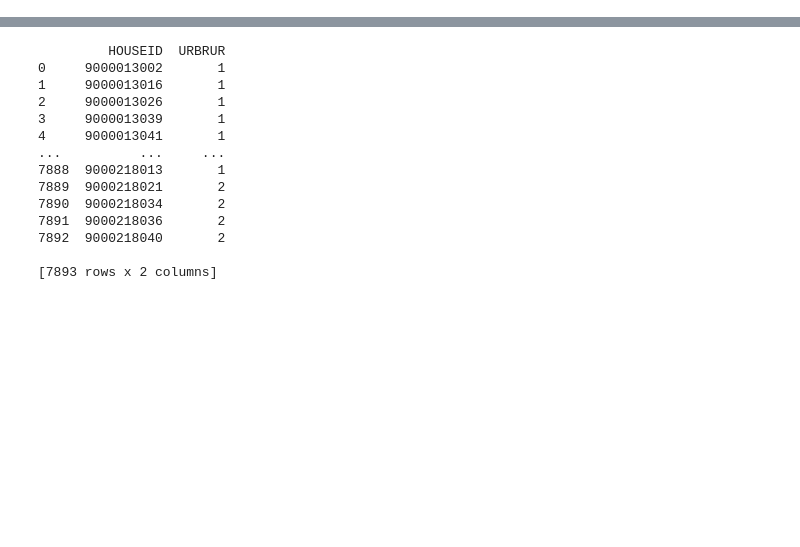
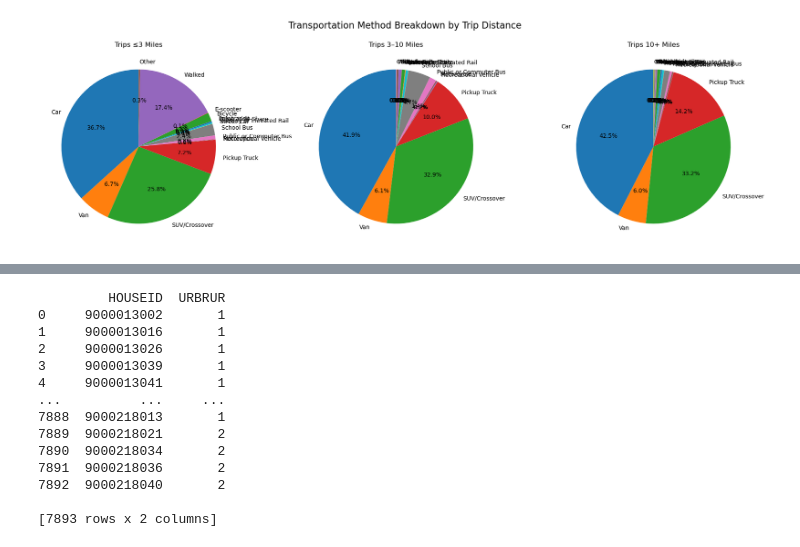
Before and after one commit to Xerconia/Transitlytics, a Jupyter notebook: garrett_eda.ipynb, the cells around one changed output, grey strips where cells are left out. Cells and saved outputs as stored; diff of their text form; code cells hidden in the pictures; blank space fills up the shorter version.

```diff
--- a/garrett_eda.ipynb
+++ b/garrett_eda.ipynb
@@ -39,0 +1,50 @@ print(tripv)
+# %%
+import pandas as pd
+import seaborn as sns
+import matplotlib.pyplot as plt
+import numpy as np
+
+hhv = pd.read_csv("dataset/hhv2pub.csv")
+ldtv = pd.read_csv("dataset/ldtv2pub.csv")
+perv = pd.read_csv("dataset/perv2pub.csv")
+tripv = pd.read_csv("dataset/tripv2pub.csv")
+vehv = pd.read_csv("dataset/vehv2pub.csv")
+
+short_trips = tripv[tripv['TRPMILES'] <= 3]
+medium_trips = tripv[(tripv['TRPMILES'] >3) & (tripv['TRPMILES'] <= 10)]
+long_trips = tripv[tripv['TRPMILES'] > 10]
+
+short_trips_sum = short_trips.groupby('TRPTRANS')['WTTRDFIN'].sum()
+medium_trips_sum = medium_trips.groupby('TRPTRANS')['WTTRDFIN'].sum()
+long_trips_sum = long_trips.groupby('TRPTRANS')['WTTRDFIN'].sum()
+
+transport_names = {1: 'Car', 2: 'Van', 3: 'SUV/Crossover', 4: 'Pickup Truck', 6: 'Recreational Vehicle', 7: 'Motorcycle', 8: 'Public or Commuter Bus', 9: 'School Bus', 10: 'Street Car', 11: 'Subway or Elevated Rail', 12: 'Commuter Rail', 13: 'Amtrak', 14: 'Airplane', 15: 'Taxicab or Limo', 16: 'Other Ride-Share', 17: 'Paratransit', 18: 'Bicycle', 19: 'E-scooter', 20: 'Walked', 21: 'Other'}
+short_trips_sum.index = short_trips_sum.index.map(transport_names)
+
+transport_names = {1: 'Car', 2: 'Van', 3: 'SUV/Crossover', 4: 'Pickup Truck', 6: 'Recreational Vehicle', 7: 'Motorcycle', 8: 'Public or Commuter Bus', 9: 'School Bus', 10: 'Street Car', 11: 'Subway or Elevated Rail', 12: 'Commuter Rail', 13: 'Amtrak', 14: 'Airplane', 15: 'Taxicab or Limo', 16: 'Other Ride-Share', 17: 'Paratransit', 18: 'Bicycle', 19: 'E-scooter', 20: 'Walked', 21: 'Other'}
+medium_trips_sum.index = medium_trips_sum.index.map(transport_names)
+
+transport_names = {1: 'Car', 2: 'Van', 3: 'SUV/Crossover', 4: 'Pickup Truck', 6: 'Recreational Vehicle', 7: 'Motorcycle', 8: 'Public or Commuter Bus', 9: 'School Bus', 10: 'Street Car', 11: 'Subway or Elevated Rail', 12: 'Commuter Rail', 13: 'Amtrak', 14: 'Airplane', 15: 'Taxicab or Limo', 16: 'Other Ride-Share', 17: 'Paratransit', 18: 'Bicycle', 19: 'E-scooter', 20: 'Walked', 21: 'Other'}
+long_trips_sum.index = long_trips_sum.index.map(transport_names)
+
+# Set up subplots
+fig, axes = plt.subplots(1, 3, figsize=(18, 6))
+
+# Short trips (≤3 miles)
+axes[0].pie(short_trips_sum, labels=short_trips_sum.index, autopct='%1.1f%%', startangle=90)
+axes[0].set_title('Trips ≤3 Miles')
+
+# Medium trips (3–10 miles)
+axes[1].pie(medium_trips_sum, labels=medium_trips_sum.index, autopct='%1.1f%%', startangle=90)
+axes[1].set_title('Trips 3–10 Miles')
+
+# Long trips (10+ miles)
+axes[2].pie(long_trips_sum, labels=long_trips_sum.index, autopct='%1.1f%%', startangle=90)
+axes[2].set_title('Trips 10+ Miles')
+
+# Adjust layout and display
+plt.suptitle('Transportation Method Breakdown by Trip Distance', fontsize=16)
+plt.tight_layout()
+plt.show()
+# %% [output]
+[figure, added]
```
Also changed, not shown: parts of 7 cells of this notebook.
